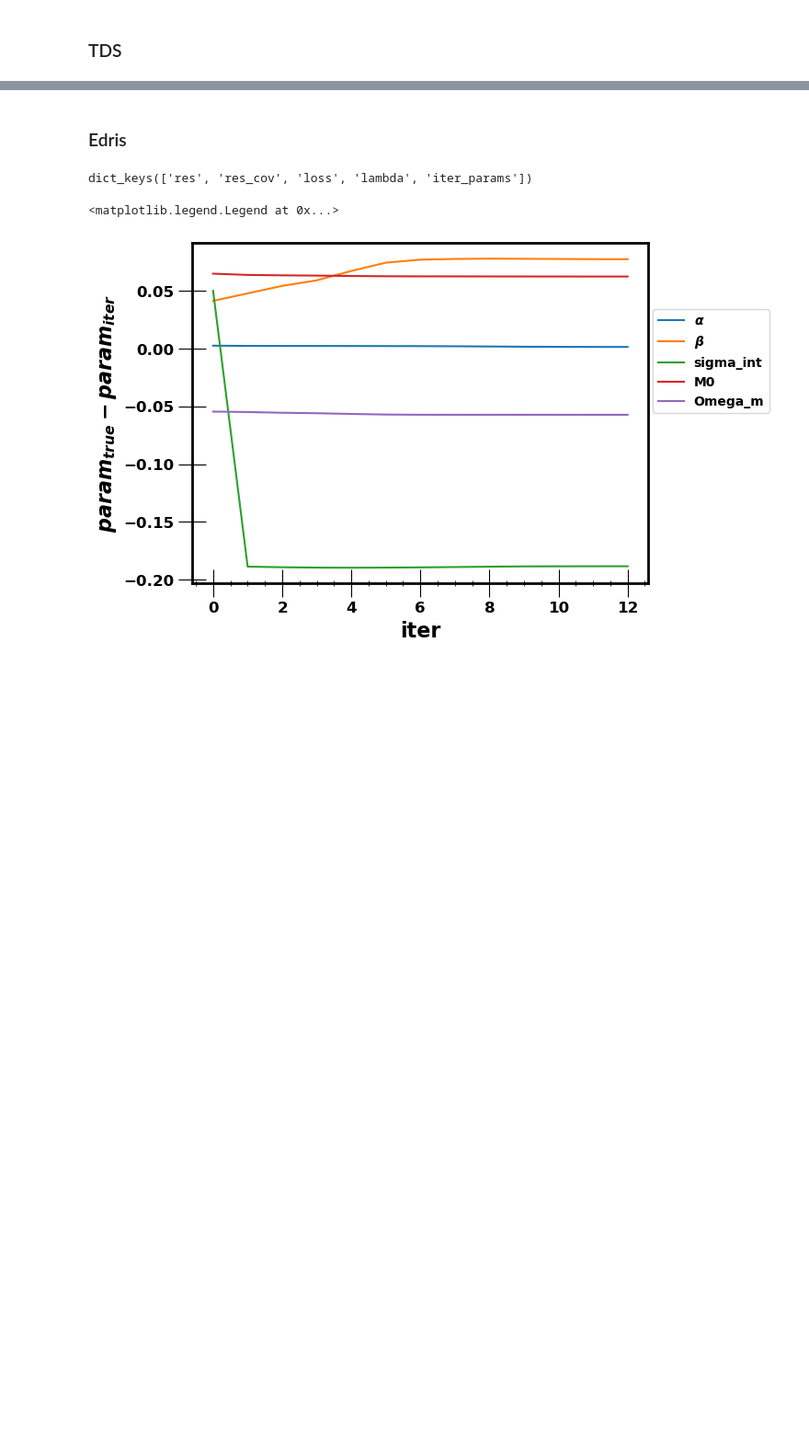
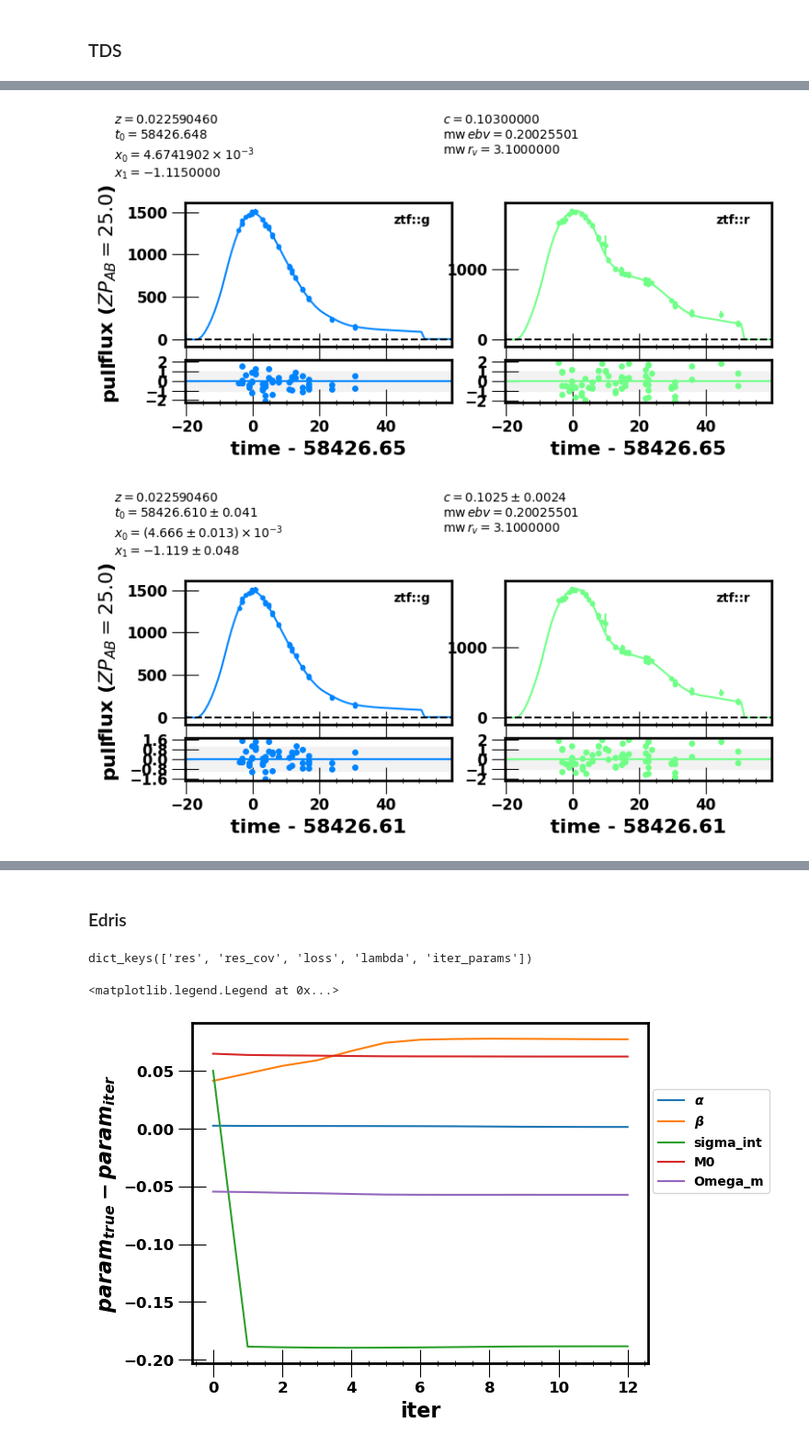
Before and after one commit to AntoineGillesLordet/Projet-LPNHE, a Jupyter notebook: 2M++.ipynb, the cells around one changed output, grey strips where cells are left out. Shown at 92% size. Drawn from its saved outputs; the diff is of its cells as text; code cells hidden in the pictures; blank space fills up the shorter version.

```diff
--- a/2M++.ipynb
+++ b/2M++.ipynb
@@ -1436,0 +658,4 @@ plt.legend()
+# %%
+sn = 'ZTF_5'
+# %%
+data = lc_data.loc[sn, ['time', 'band', 'flux', 'fluxerr', 'zp', 'zpsys']].to_dict(orient='list')
@@ -1436,0 +686,7 @@ plt.legend()
+# %%
+res, fitted_model = sncosmo.fit_lc(data, model,
+                                   vparam_names=["x0", "x1", "c", "t0"],
+                                   bounds={"x0":[-1., 10.],
+                                           "x1":[-4., 4.],
+                                           "c": [-0.2, 0.8]},
+                                   phase_range=[-10, 40], verbose=True)
@@ -1436,0 +746,10 @@ plt.legend()
+# %%
+import copy
+true_model = copy.copy(model)
+true_model.set(**{k if k!='tmax' else 't0':sn_data.loc[sn, k] for k in ['tmax', 'x0', 'x1', 'c']})
+# %%
+_=sncosmo.plot_lc(data, true_model)
+_=sncosmo.plot_lc(data, fitted_model, errors=res.errors)
+# %% [output]
+[figure, added]
+[figure, added]
```
Also changed, not shown: parts of 187 cells of this notebook.
